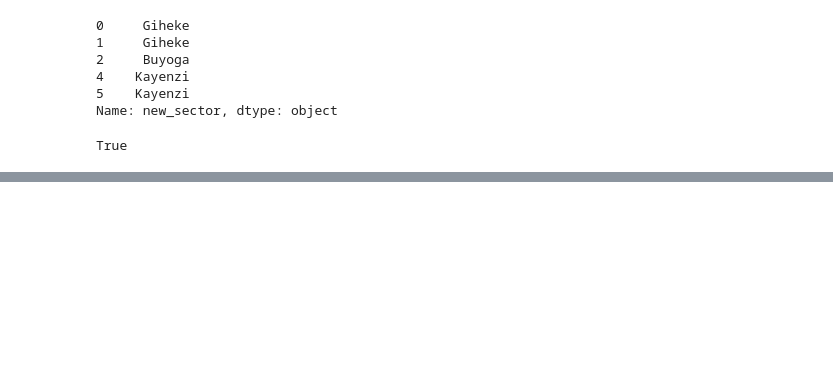
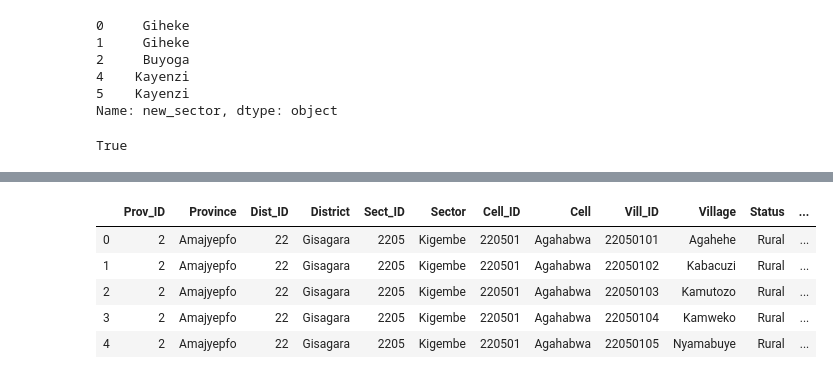
Before and after one commit to BloomTech-Labs/Labs25-Bridges_to_Prosperity-TeamC-ds, a Jupyter notebook: notebooks/cleaningv2.ipynb, the cells around one changed output, grey strips where cells are left out. Saved outputs shown, nothing was run; the diff lists cells and outputs as text; code cells hidden in the pictures; blank space fills up the shorter version.

Commit message:
Complete cell cleaning

```diff
--- a/notebooks/cleaningv2.ipynb
+++ b/notebooks/cleaningv2.ipynb
@@ -353,0 +301,9 @@ pd.DataFrame(b2p_df['test_cell']).head()
+# %%
+gov_df.head()
+# %% [output]
+|  | Prov_ID | Province | Dist_ID | District | Sect_ID | Sector | Cell_ID | Cell | Vill_ID | Village | Status | ... |
+| 0 | 2 | Amajyepfo | 22 | Gisagara | 2205 | Kigembe | 220501 | Agahabwa | 22050101 | Agahehe | Rural | ... |
+| 1 | 2 | Amajyepfo | 22 | Gisagara | 2205 | Kigembe | 220501 | Agahabwa | 22050102 | Kabacuzi | Rural | ... |
+| 2 | 2 | Amajyepfo | 22 | Gisagara | 2205 | Kigembe | 220501 | Agahabwa | 22050103 | Kamutozo | Rural | ... |
+| 3 | 2 | Amajyepfo | 22 | Gisagara | 2205 | Kigembe | 220501 | Agahabwa | 22050104 | Kamweko | Rural | ... |
+| 4 | 2 | Amajyepfo | 22 | Gisagara | 2205 | Kigembe | 220501 | Agahabwa | 22050105 | Nyamabuye | Rural | ... |
```
Also changed, not shown: parts of 21 cells of this notebook.
